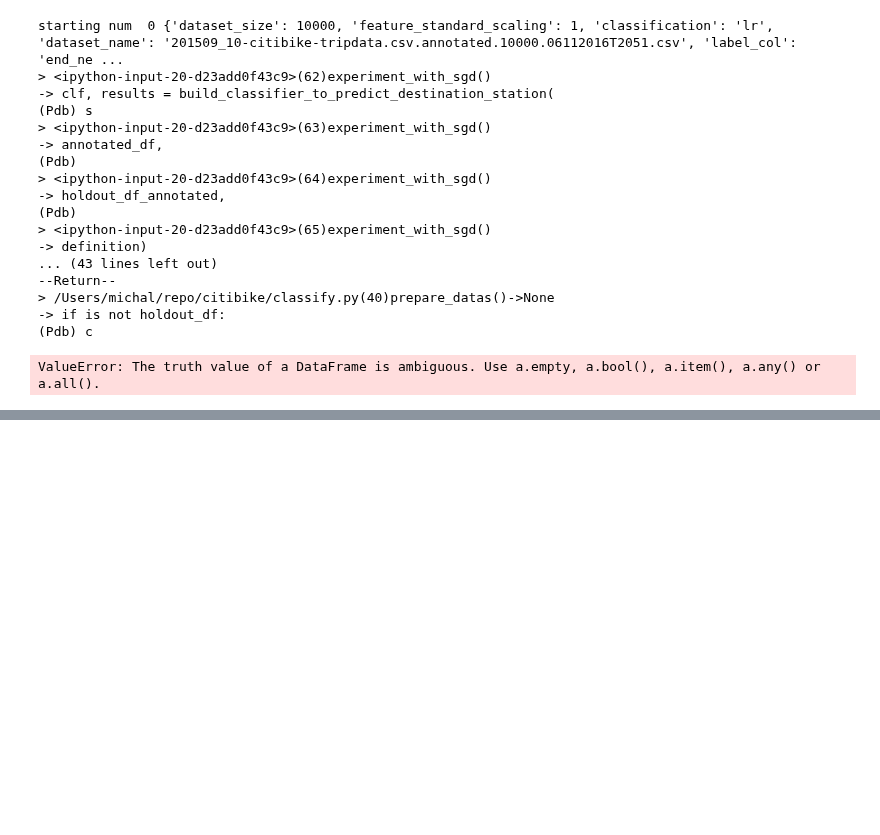
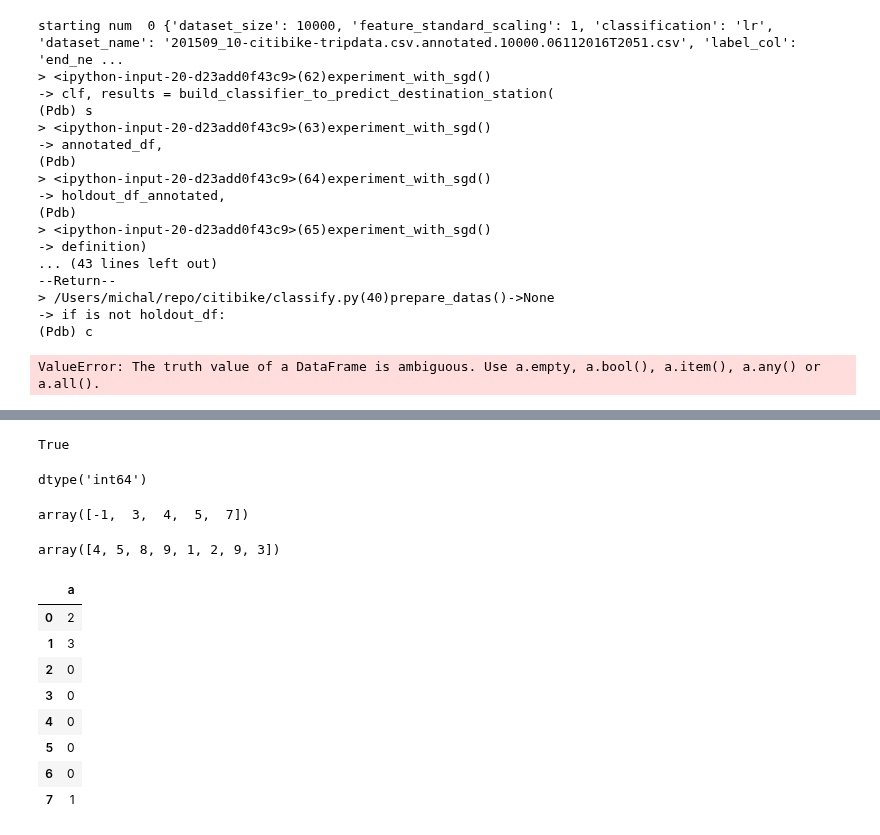
Before and after one commit to namoopsoo/learn-citibike, a Jupyter notebook: try_SGD_05072016.ipynb, the cells around one changed output, grey strips where cells are left out. Saved outputs shown, nothing was run; the diff lists cells and outputs as text; code cells hidden in the pictures; blank space fills up the shorter version.

Commit message:
more holdout label encoding machinery

```diff
--- a/try_SGD_05072016.ipynb
+++ b/try_SGD_05072016.ipynb
@@ -765,3 +765,11 @@ starting num  0 {'dataset_size': 10000, 'feature_standard_scaling': 1, 'classifi
 -> if is not holdout_df:
 (Pdb) c
 ValueError: The truth value of a DataFrame is ambiguous. Use a.empty, a.bool(), a.item(), a.any() or a.all().
+# %%
+
+
+holdout_df[:5].shape
+
+df = pd.DataFrame({'a': [3,4,5,7,3]})
+df3 = pd.DataFrame({'a': ['a', 'b', 'c', 'z']})
+hold = pd.DataFrame({'a': [4,5,8,9,1,2,9,3]})
@@ -767,0 +853,2 @@ ValueError: The truth value of a DataFrame is ambiguous. Use a.empty, a.bool(),
+# %%
+feature_encoding = ['a', 'b']
@@ -767,0 +863,32 @@ ValueError: The truth value of a DataFrame is ambiguous. Use a.empty, a.bool(),
+# %%
+dfcopy, label_encoders = build_label_encoders_from_df(df, feature_encoding)
+# %%
+hold.a.dtype == int
+# %% [output]
+True
+# %%
+df.a.dtype
+# %% [output]
+dtype('int64')
+# %%
+label_encoders['a'].classes_
+# %% [output]
+array([-1,  3,  4,  5,  7])
+# %%
+holdout_encoded = encode_holdout_df(hold, label_encoders, feature_encoding)
+# %%
+hold.a.values
+# %% [output]
+array([4, 5, 8, 9, 1, 2, 9, 3])
+# %%
+holdout_encoded
+# %% [output]
+|  | a |
+| 0 | 2 |
+| 1 | 3 |
+| 2 | 0 |
+| 3 | 0 |
+| 4 | 0 |
+| 5 | 0 |
+| 6 | 0 |
+| 7 | 1 |
```
Also changed, not shown: parts of 9 cells of this notebook, 1 other file.
